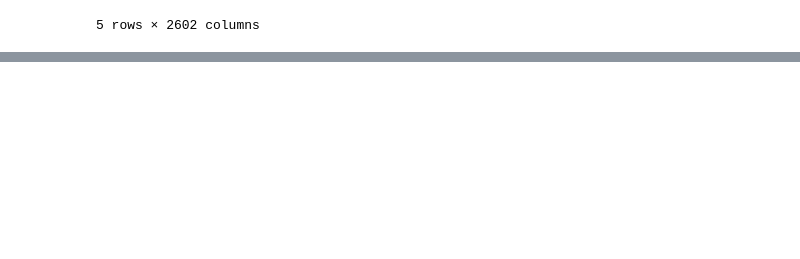
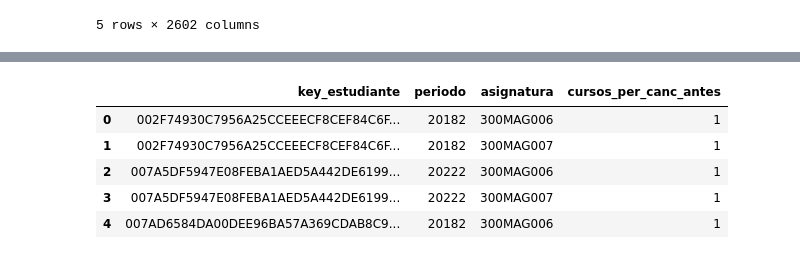
Before and after one commit to jaimereinoso2/pg2, a Jupyter notebook: prepararDATOS.ipynb, the cells around one changed output, grey strips where cells are left out. Cells and saved outputs as stored; diff of their text form; code cells hidden in the pictures; blank space fills up the shorter version.

```diff
--- a/prepararDATOS.ipynb
+++ b/prepararDATOS.ipynb
@@ -1344,0 +1349,27 @@ DATOS.head()
+# %%
+DATOS = pd.read_pickle('checkPoints/DATOS19.pkl')
+
+query = """
+	SELECT ma.key_estudiante, ma.periodo, ma.asignatura, count(*) cursos_per_canc_antes
+    FROM f_matriculasAsignaturas ma
+    INNER JOIN f_periodos p
+    ON p.periodo = ma.periodo
+    INNER JOIN f_matriculasAsignaturas ma2
+	ON ma2.key_estudiante = ma.key_estudiante
+    AND ma2.asignatura = ma.asignatura
+    INNER JOIN f_periodos p2
+    ON p2.periodo = ma2.periodo
+    WHERE ma.analizar = 1
+    AND p2.orden < p.orden
+    GROUP BY ma.key_estudiante, ma.periodo, ma.asignatura
+    ORDER BY ma.key_estudiante, ma.periodo, ma.asignatura;
+"""
+temp = pd.read_sql(query, con=motor)
+temp.head()
+# %% [output]
+|  | key_estudiante | periodo | asignatura | cursos_per_canc_antes |
+| 0 | 002F74930C7956A25CCEEECF8CEF84C6F... | 20182 | 300MAG006 | 1 |
+| 1 | 002F74930C7956A25CCEEECF8CEF84C6F... | 20182 | 300MAG007 | 1 |
+| 2 | 007A5DF5947E08FEBA1AED5A442DE6199... | 20222 | 300MAG006 | 1 |
+| 3 | 007A5DF5947E08FEBA1AED5A442DE6199... | 20222 | 300MAG007 | 1 |
+| 4 | 007AD6584DA00DEE96BA57A369CDAB8C9... | 20182 | 300MAG006 | 1 |
```
Also changed, not shown: parts of 9 cells of this notebook, 2 other files.
